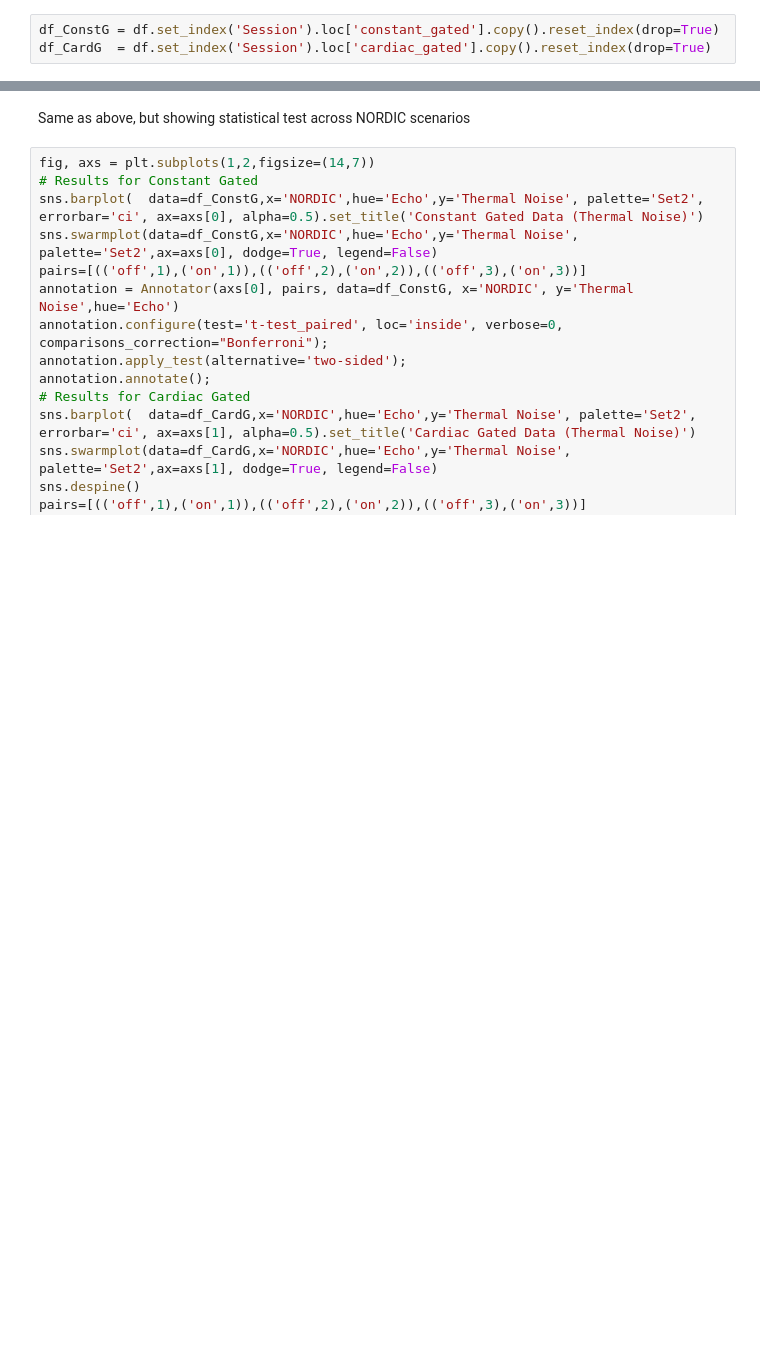
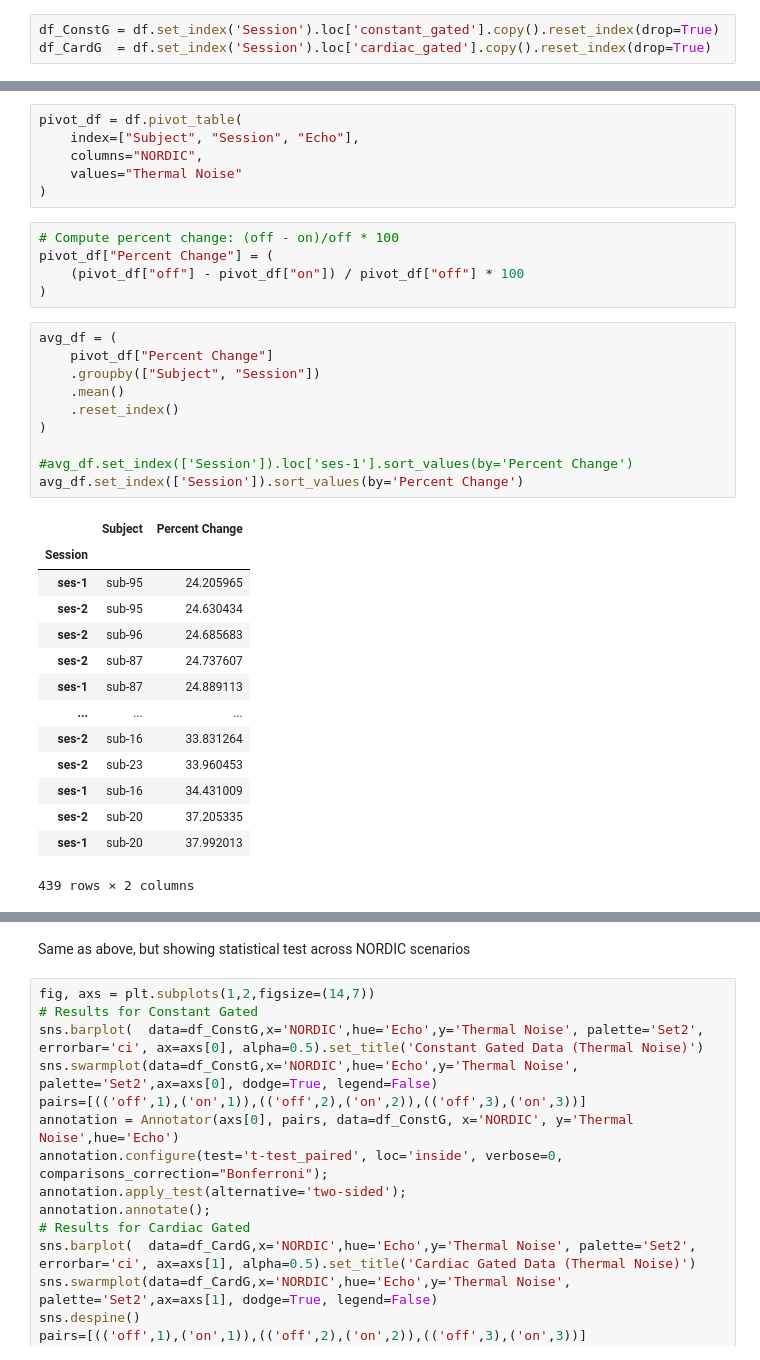
Before and after one commit to javiergcas/me_staticfc, a Jupyter notebook: code/notebooks/N00_ThermalNoise_before_and_after_NORDIC.ipynb, the cells around one changed output, grey strips where cells are left out. Cells and saved outputs as stored; diff of their text form; blank space fills up the shorter version.

```diff
--- a/code/notebooks/N00_ThermalNoise_before_and_after_NORDIC.ipynb
+++ b/code/notebooks/N00_ThermalNoise_before_and_after_NORDIC.ipynb
@@ -84,0 +204,36 @@ annotation.annotate();
+# %%
+pivot_df = df.pivot_table(
+    index=["Subject", "Session", "Echo"],
+    columns="NORDIC",
+    values="Thermal Noise"
+)
+# %%
+# Compute percent change: (off - on)/off * 100
+pivot_df["Percent Change"] = (
+    (pivot_df["off"] - pivot_df["on"]) / pivot_df["off"] * 100
+)
+# %%
+avg_df = (
+    pivot_df["Percent Change"]
+    .groupby(["Subject", "Session"])
+    .mean()
+    .reset_index()
+)
+
+#avg_df.set_index(['Session']).loc['ses-1'].sort_values(by='Percent Change')
+avg_df.set_index(['Session']).sort_values(by='Percent Change')
+# %% [output]
+|  | Subject | Percent Change |
+| Session |  |  |
+| ses-1 | sub-95 | 24.205965 |
+| ses-2 | sub-95 | 24.630434 |
+| ses-2 | sub-96 | 24.685683 |
+| ses-2 | sub-87 | 24.737607 |
+| ses-1 | sub-87 | 24.889113 |
+| ... | ... | ... |
+| ses-2 | sub-16 | 33.831264 |
+| ses-2 | sub-23 | 33.960453 |
+| ses-1 | sub-16 | 34.431009 |
+| ses-2 | sub-20 | 37.205335 |
+| ses-1 | sub-20 | 37.992013 |
+439 rows × 2 columns
```
Also changed, not shown: parts of 31 cells of this notebook, 1 other file.
